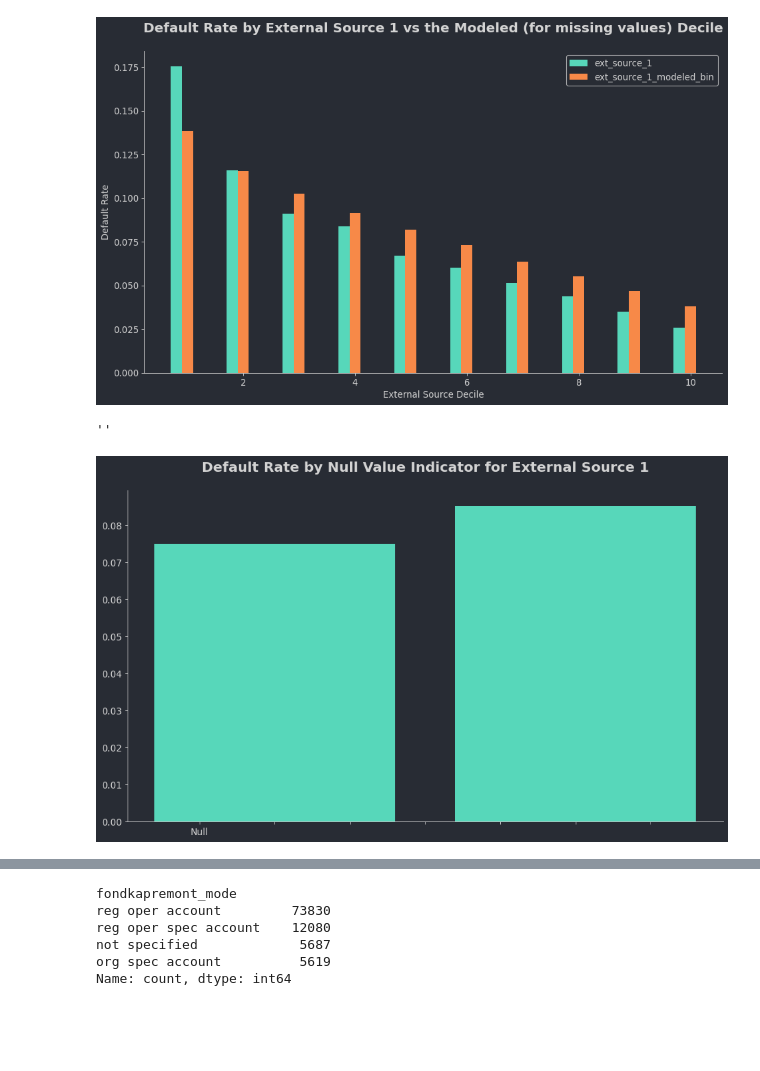
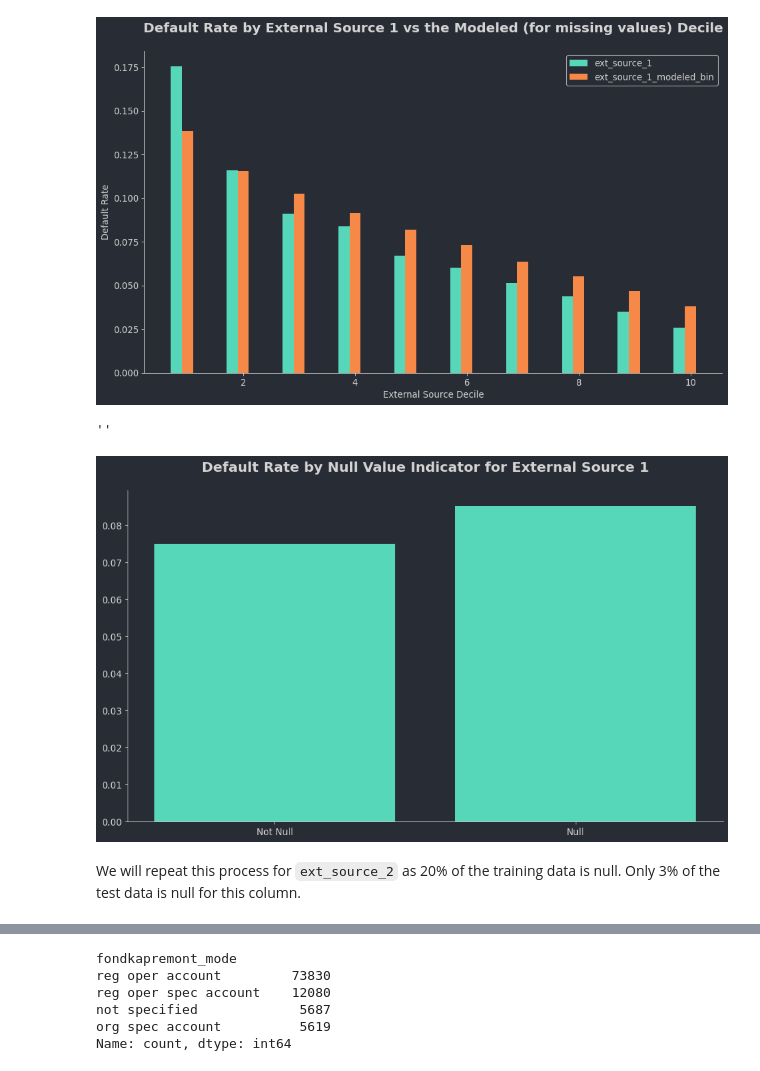
Before and after one commit to rca-devs/CIS-5450, a Jupyter notebook: CIS_5450_course_project.ipynb, the cells around one changed output, grey strips where cells are left out. Saved outputs shown, nothing was run; the diff lists cells and outputs as text; code cells hidden in the pictures; blank space fills up the shorter version.

```diff
--- a/CIS_5450_course_project.ipynb
+++ b/CIS_5450_course_project.ipynb
@@ -1414,16 +1418,17 @@ ax.legend()
 # %%
 col = 'null_ext_source_1'
 fig = plt.figure(figsize = (14,8))
 ax = fig.add_subplot(111)
 
 temp = d['application_train_df'].groupby(col).agg({'target':'mean','sk_id_curr':'count'})
 ax.bar(temp.index, temp['target'])
 
 ax.set_title('Default Rate by Null Value Indicator for External Source 1')
 
+ax.set_xticks([0,1])
 ax.set_xticklabels(['Not Null','Null'])
 
 ;
 # %% [output]
 ''
-[figure, old version]
+[figure, new version]
@@ -1429,0 +1442,2 @@ ax.set_xticklabels(['Not Null','Null'])
+# %% [markdown]
+We will repeat this process for `ext_source_2` as 20% of the training data is null. Only 3% of the test data is null for this column.
```
Also changed, not shown: parts of 91 cells of this notebook.
